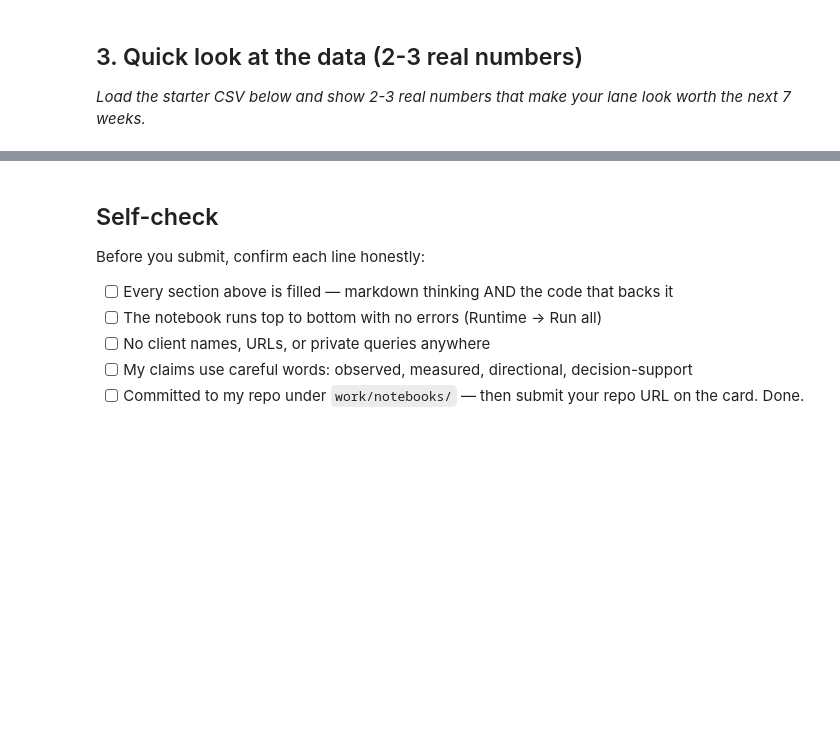
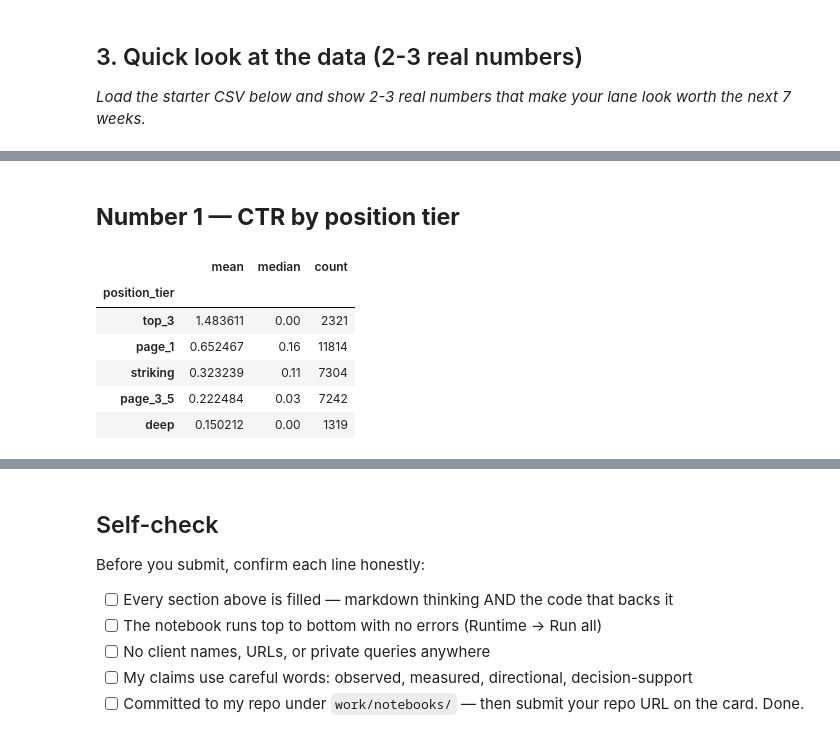
Before and after one commit to Abdulwaliy/Flyrank-ML-Internship, a Jupyter notebook: work/notebooks/w01_research_question.ipynb, the cells around one changed output, grey strips where cells are left out. Cells and saved outputs as stored; diff of their text form; code cells hidden in the pictures; blank space fills up the shorter version.

```diff
--- a/work/notebooks/w01_research_question.ipynb
+++ b/work/notebooks/w01_research_question.ipynb
@@ -33,0 +67,13 @@ This skeleton is yours to fill. Work the sections **in order** — each one has
+# %% [markdown]
+## **Number 1 — CTR by position tier**
+# %%
+tier_ctr = df.groupby('position_tier')['ctr'].agg(['mean', 'median', 'count']).sort_values('mean', ascending=False)
+tier_ctr
+# %% [output]
+|  | mean | median | count |
+| position_tier |  |  |  |
+| top_3 | 1.483611 | 0.00 | 2321 |
+| page_1 | 0.652467 | 0.16 | 11814 |
+| striking | 0.323239 | 0.11 | 7304 |
+| page_3_5 | 0.222484 | 0.03 | 7242 |
+| deep | 0.150212 | 0.00 | 1319 |
```
Also changed, not shown: parts of 14 cells of this notebook.
